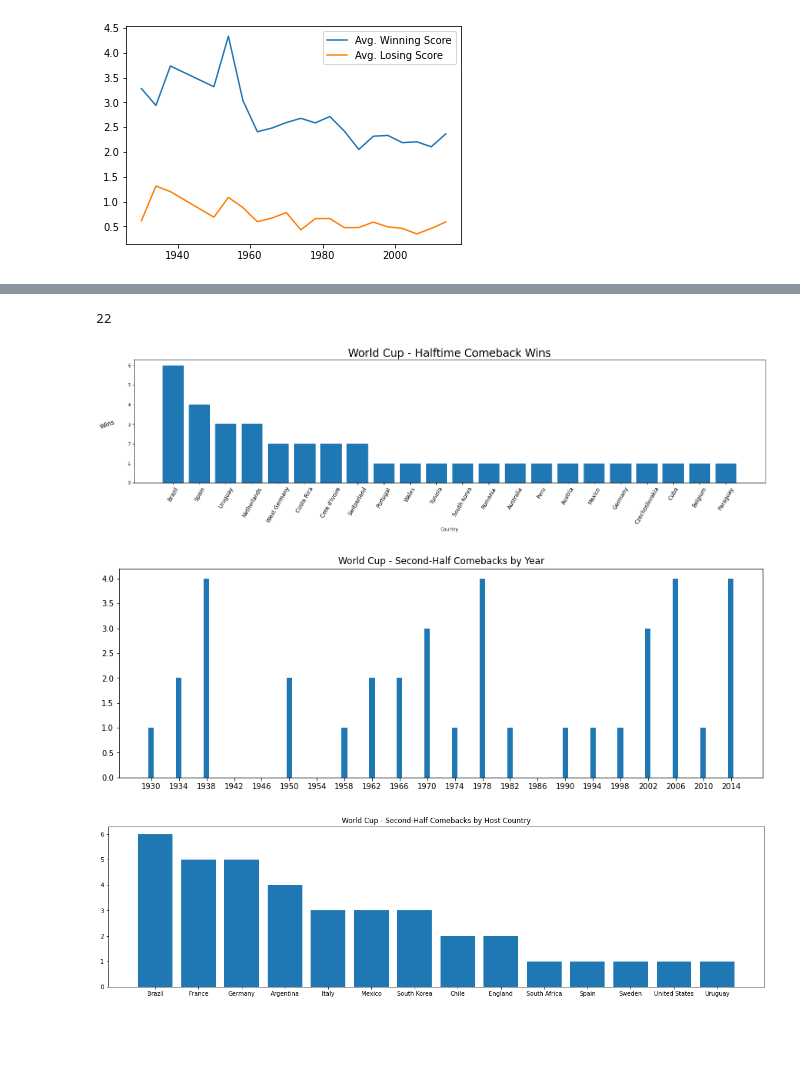
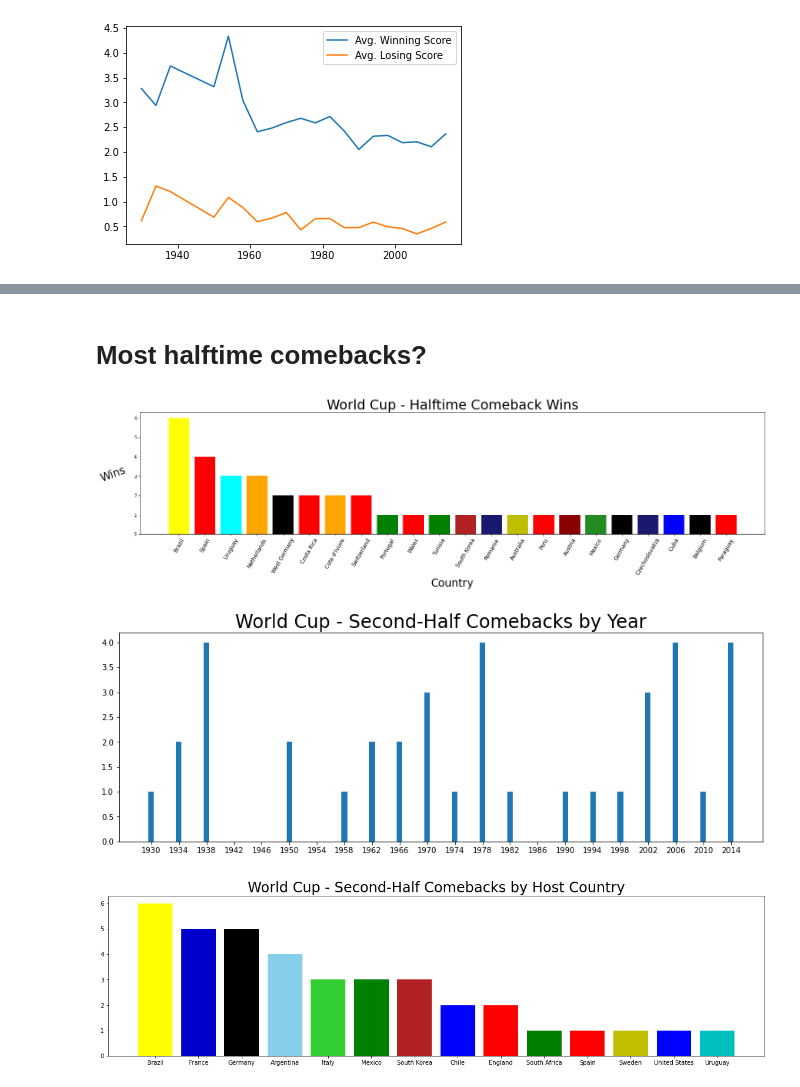
Before and after one commit to ian-zukowski/World_Cup_Analysis, a Jupyter notebook: World Cup Analysis.ipynb, the cells around one changed output, grey strips where cells are left out. Drawn from its saved outputs; the diff is of its cells as text; code cells hidden in the pictures; blank space fills up the shorter version.

Commit message:
Created and saved graphs visualizing data on second-half comeback wins in folder 'Comebacks'

```diff
--- a/World Cup Analysis.ipynb
+++ b/World Cup Analysis.ipynb
@@ -164,3 +165,8 @@ matches.loc[matches['winner']=='Yugoslavia']
 | 527 | 8735 | 1014 | 1998-06-14 | 1998 | France | Saint-Étienne | Stade Geoffroy Guichard | 30600.00 | Group F | Yugoslavia | ... |
 | 559 | 8768 | 1014 | 1998-06-25 | 1998 | France | Nantes | La Beaujoire | 35500.00 | Group F | United States | ... |
 16 rows × 24 columns
+# %%
+# Change stage results where it says 'group' something to just 'group'
+stages = matches['stage']
+
+stages.unique()
@@ -166,0 +179,6 @@ matches.loc[matches['winner']=='Yugoslavia']
+# %%
+stages = stages.replace(r'Group \d','Groups',regex=True)
+stages = stages.replace(r'Group [ABCDEFGH]','Groups',regex=True)
+stages = stages.replace(r' Groups','Groups',regex=True)
+
+stages.unique()
@@ -166,0 +188,4 @@ matches.loc[matches['winner']=='Yugoslavia']
+# %%
+matches['stage'] = stages
+
+matches
@@ -221,10 +264,8 @@ plt.legend(['Avg. Winning Score','Avg. Losing Score'])
+# %% [markdown]
+# Most halftime comebacks?
 # %%
 # Find teams who won after being down at halftime
 comeback_wins = matches.loc[matches['winning_score_half1']<matches['losing_score_half1']]
 
 comeback_teams = comeback_wins.groupby('winner')['matchID'].count()
 comeback_teams = comeback_teams.sort_values(ascending=False)
-# %%
-comeback_teams.count()
-# %% [output]
-22
@@ -231,16 +283,18 @@ comeback_teams.count()
 # %%
 fig,ax = plt.subplots(figsize=(25,5))
-ax.bar(comeback_teams.index,comeback_teams)
+ax.bar(comeback_teams.index,comeback_teams, color=comeback_teams_colors)
 
-ax.set_title('World Cup - Halftime Comeback Wins', fontsize=24)
+ax.set_title('World Cup - Halftime Comeback Wins', fontsize=30)
 ax.set_xticks(np.arange(0,22,step=1))
 ax.set_xticklabels(labels=comeback_teams.index,rotation=60, fontsize=12)
-ax.set_xlabel('Country')
+ax.set_xlabel('Country', fontsize=24)
 ax.set_yticks(ticks=np.arange(0,7,step=1),fontsize=12)
-ax.set_ylabel('Wins', rotation=20, fontsize=14)
+ax.set_ylabel('Wins', rotation=20, fontsize=24)
 ax.yaxis.set_label_coords(-0.04,.45)
+
+plt.savefig(f'{comeback_url}/Comeback_Wins_by_Country')
 # %% [output]
-[figure, old version]
+[figure, new version]
 # %%
 comebacks_by_year = comeback_wins.groupby('year')['matchID'].count()
 # %%
@@ -249,23 +303,33 @@ fig, ax = plt.subplots(figsize=(15,5))
 ax.bar(comebacks_by_year.index, comebacks_by_year)
 # Specify from 1930-2018 so it also shows years with no second-half comebacks
 ax.set_xticks(np.arange(1930,2018, step=4))
-ax.set_title('World Cup - Second-Half Comebacks by Year')
+ax.set_title('World Cup - Second-Half Comebacks by Year', fontsize=24)
+
+plt.savefig(f'{comeback_url}/Comeback_Wins_by_Year')
 
 fig.show()
 # %% [output]
-[figure, old version]
+[figure, new version]
 # %%
 comebacks_by_host_country = comeback_wins.groupby('country')['matchID'].count()
 comebacks_by_host_country = comebacks_by_host_country.sort_values(ascending=False)
+# %%
+comebacks_by_host_country_colors = ['yellow', 'mediumblue', 'k',
+                                     'skyblue', 'limegreen', 'g',
+                                     'firebrick', 'b', 'red',
+                                     'g', 'r', 'y',
+                                     'b', 'c']
 # %%
 fig, ax = plt.subplots(figsize=(20,5))
 
-ax.bar(comebacks_by_host_country.index, comebacks_by_host_country)
-ax.set_title('World Cup - Second-Half Comebacks by Host Country')
+ax.bar(comebacks_by_host_country.index, comebacks_by_host_country, color=comebacks_by_host_country_colors)
+ax.set_title('World Cup - Second-Half Comebacks by Host Country', fontsize=24)
+
+plt.savefig(f'{comeback_url}/Comeback_Wins_by_Host')
 
 fig.show()
 # %% [output]
-[figure, old version]
+[figure, new version]
 # %%
 comeback_wins['score_diff_half'] = comeback_wins['losing_score_half1'] - comeback_wins['winning_score_half1']
 comeback_wins['score_diff_final'] = comeback_wins['winning_score_final'] - comeback_wins['losing_score_final']
```
Also changed, not shown: parts of 17 cells of this notebook, 6 other files.
